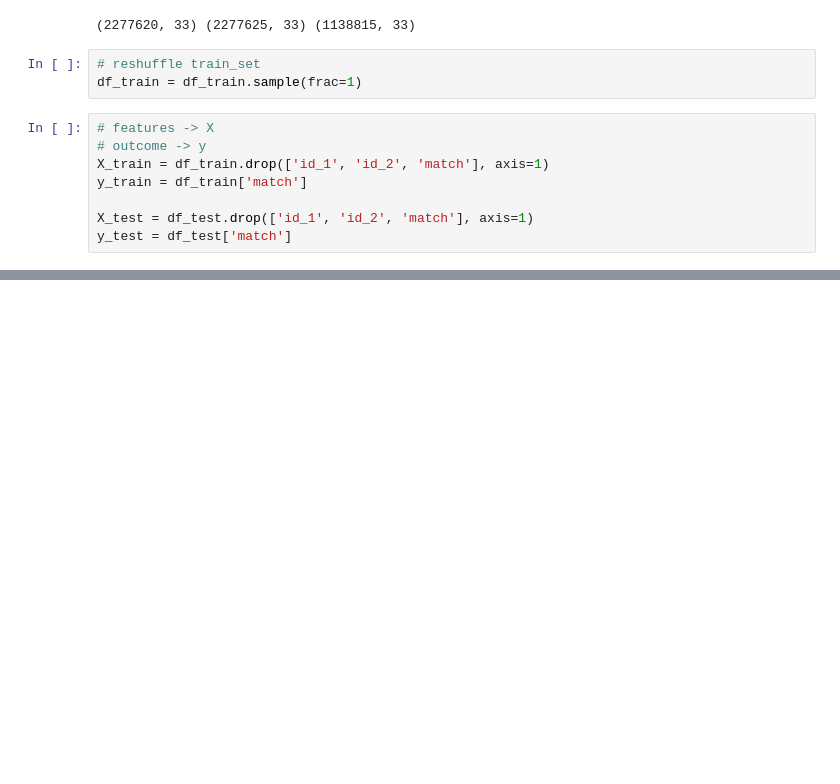
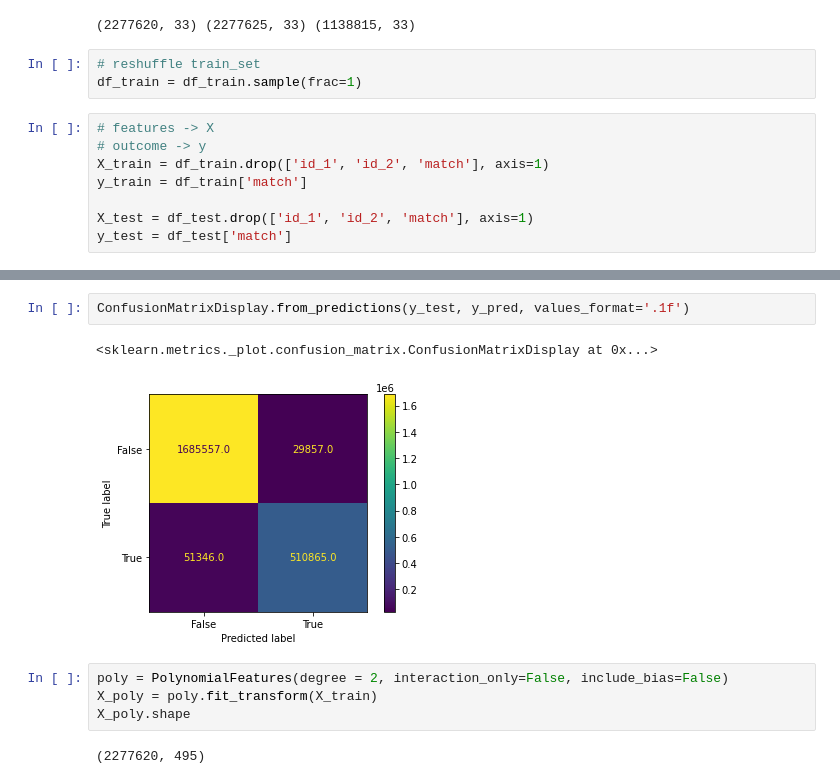
Before and after one commit to ParalogyX/Foursquare_Location_Matching, a Jupyter notebook: train.ipynb, the cells around one changed output, grey strips where cells are left out. Saved outputs shown, nothing was run; the diff lists cells and outputs as text; blank space fills up the shorter version.

```diff
--- a/train.ipynb
+++ b/train.ipynb
@@ -24,0 +97,11 @@ y_test = df_test['match']
+# %%
+ConfusionMatrixDisplay.from_predictions(y_test, y_pred, values_format='.1f')
+# %% [output]
+<sklearn.metrics._plot.confusion_matrix.ConfusionMatrixDisplay at 0x...>
+[figure, added]
+# %%
+poly = PolynomialFeatures(degree = 2, interaction_only=False, include_bias=False)
+X_poly = poly.fit_transform(X_train)
+X_poly.shape
+# %% [output]
+(2277620, 495)
```
Also changed, not shown: parts of 29 cells of this notebook.
